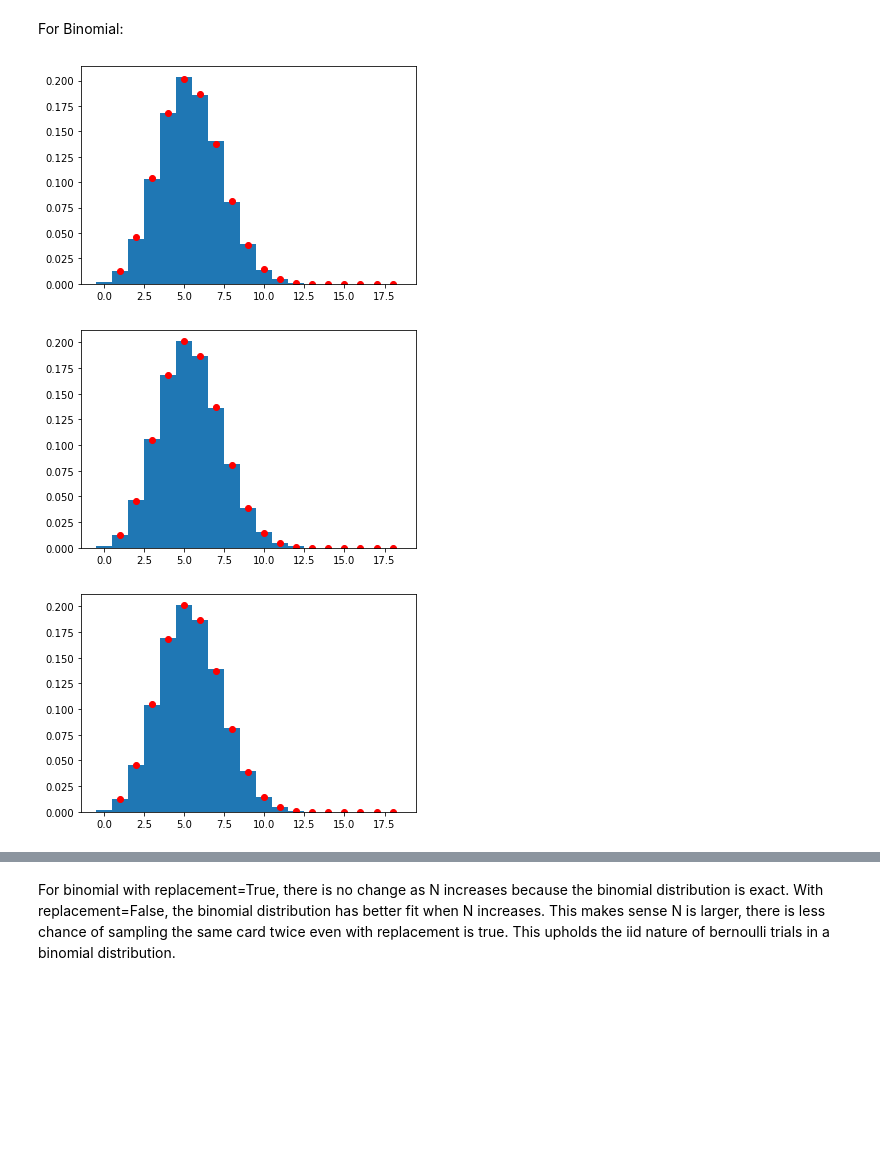
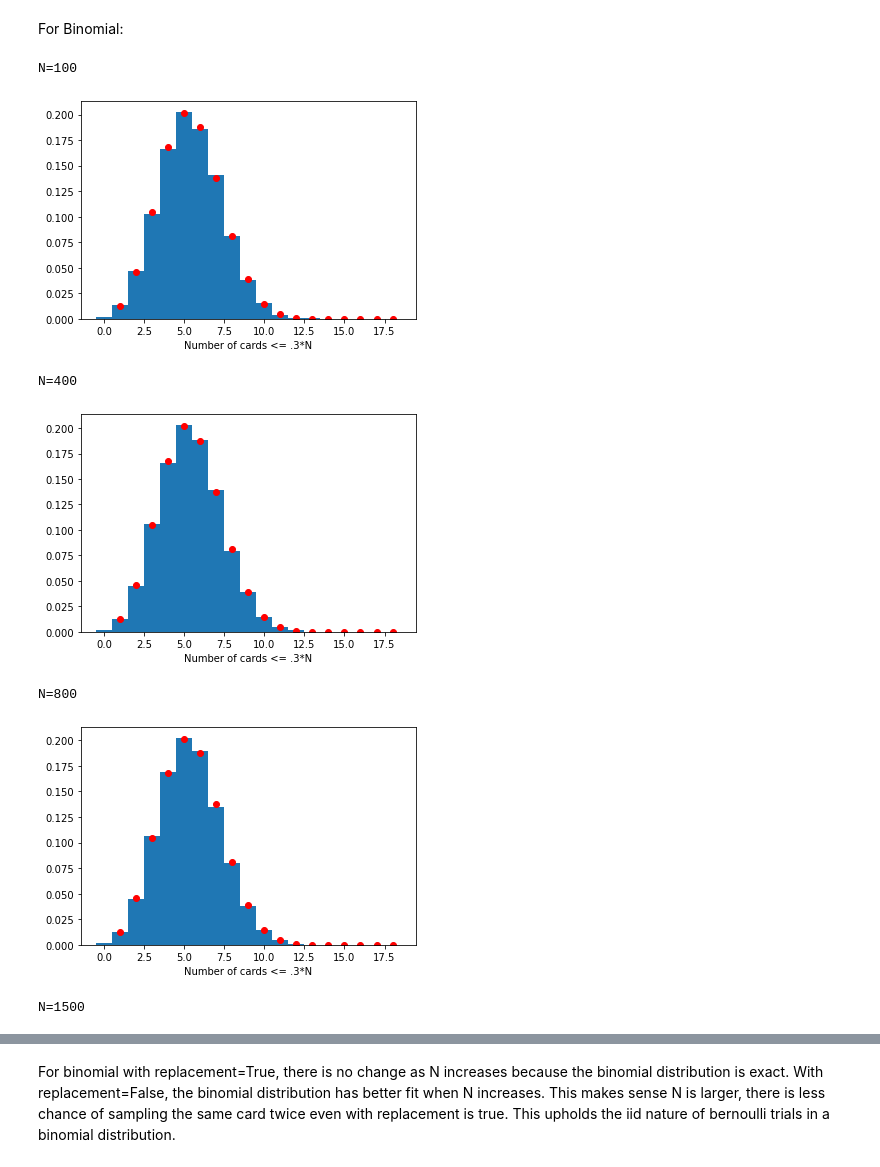
Before and after one commit to UCB-stat-201a-fall23/projectno1-themind-lewinsohndp, a Jupyter notebook: Project01-TheMind.ipynb, the cells around one changed output, grey strips where cells are left out. Drawn from its saved outputs; the diff is of its cells as text; code cells hidden in the pictures; blank space fills up the shorter version.

```diff
--- a/Project01-TheMind.ipynb
+++ b/Project01-TheMind.ipynb
@@ -295,21 +305,27 @@ For Binomial:
 # %%
 # To Do cell
 #N = 100
 n = 6
 k = 3
 sims = 50000
 
 for N in [100, 400, 800, 1500]:
+    print('N=' + str(N))
     x = .3*N
     sums = []
     for i in range(sims):
         cards = sample_cards(N, n, k, replace=True).flatten()
         sums.append((cards <= x).sum())
 
     plt.hist(sums, np.arange(0, 18 + 1.5) - 0.5, density=True)
     plt.scatter(np.arange(1,19), binom.pmf(np.arange(1,19), 18, .3), c='red')
+    plt.xlabel('Number of cards <= .3*N')
     plt.show()
 # %% [output]
+N=100
-[figure, old version]
+[figure, new version]
+N=400
-[figure, old version]
+[figure, new version]
+N=800
-[figure, old version]
+[figure, new version]
+N=1500
```
Also changed, not shown: parts of 17 cells of this notebook.
